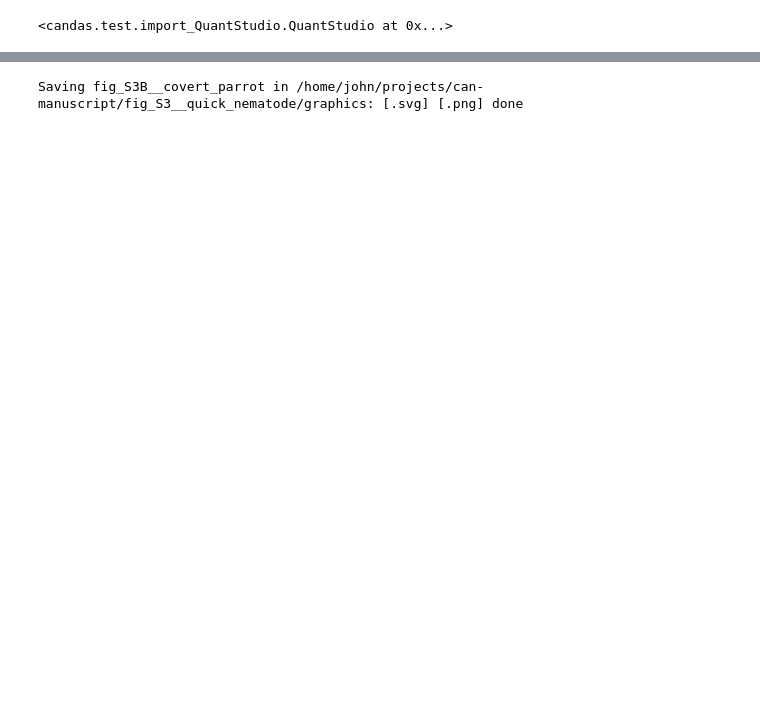
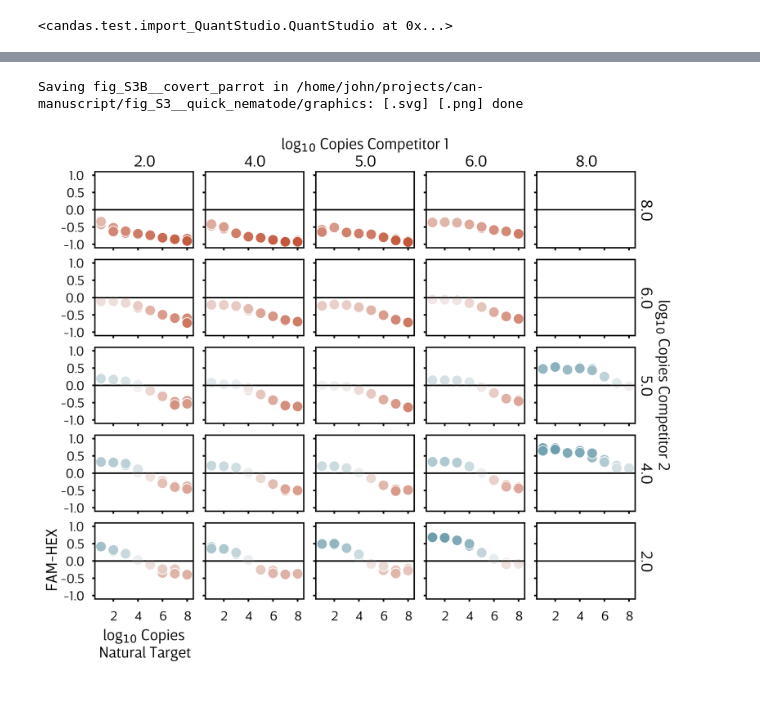
Before and after one commit to JohnGoertz/can-manuscript, a Jupyter notebook: fig_S3__quick_nematode/code/fig_S3__quick_nematode__tripartite_competition.ipynb, the cells around one changed output, grey strips where cells are left out. Cells and saved outputs as stored; diff of their text form; code cells hidden in the pictures; blank space fills up the shorter version.

```diff
--- a/fig_S3__quick_nematode/code/fig_S3__quick_nematode__tripartite_competition.ipynb
+++ b/fig_S3__quick_nematode/code/fig_S3__quick_nematode__tripartite_competition.ipynb
@@ -180,30 +196,31 @@ Saving fig_S3A__sturdy_orca in /home/john/projects/can-manuscript/fig_S3__quick_
 # %%
 endpoints = JG071B.endpoints
 
 hue = "FAM-HEX"
 extent = np.max(np.abs(endpoints[hue]))
 norm = mpl.colors.Normalize(vmin=-extent, vmax=+extent)
 
 g = sns.relplot(
     data=endpoints[endpoints.Reporter == "FAM"],
     x="log$_{1}$$_{0}$ S036.5",
     y=hue,
     col="log$_{1}$$_{0}$ S057.3.2",
     row="log$_{1}$$_{0}$ S057.4.2",
     hue=hue,
     hue_norm=norm,
     legend=False,
     palette=palette,
     kind="scatter",
     s=spotsize,
     row_order=endpoints["log$_{1}$$_{0}$ S057.4.2"].unique()[::-1],
     facet_kws={"margin_titles": False, "despine": False},
 )
 
 g.refline(y=0, color="k", linestyle="-", linewidth=0.5)
 format_sns_axes(g, xticks=[2, 4, 6, 8], xlim=[0.5, 8.5])
-g.axes[-1, 0].set_xlabel("log10 Copies Target")
+g.axes[-1, 0].set_xlabel(r"log$_{10}$ Copies"+"\nNatural Target")
 
 savefig(plt.gcf(), alias="covert_parrot")
 # %% [output]
 Saving fig_S3B__covert_parrot in /home/john/projects/can-manuscript/fig_S3__quick_nematode/graphics: [.svg] [.png] done
+[figure, added]
```
Also changed, not shown: parts of 4 cells of this notebook, 56 other files.
